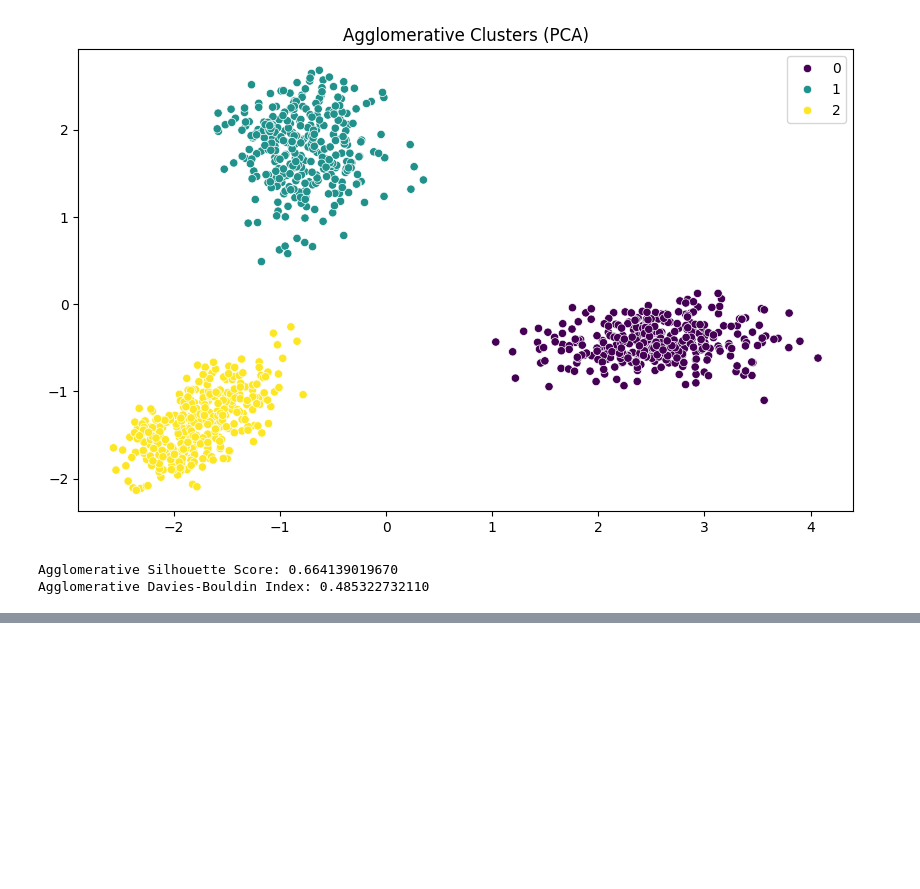
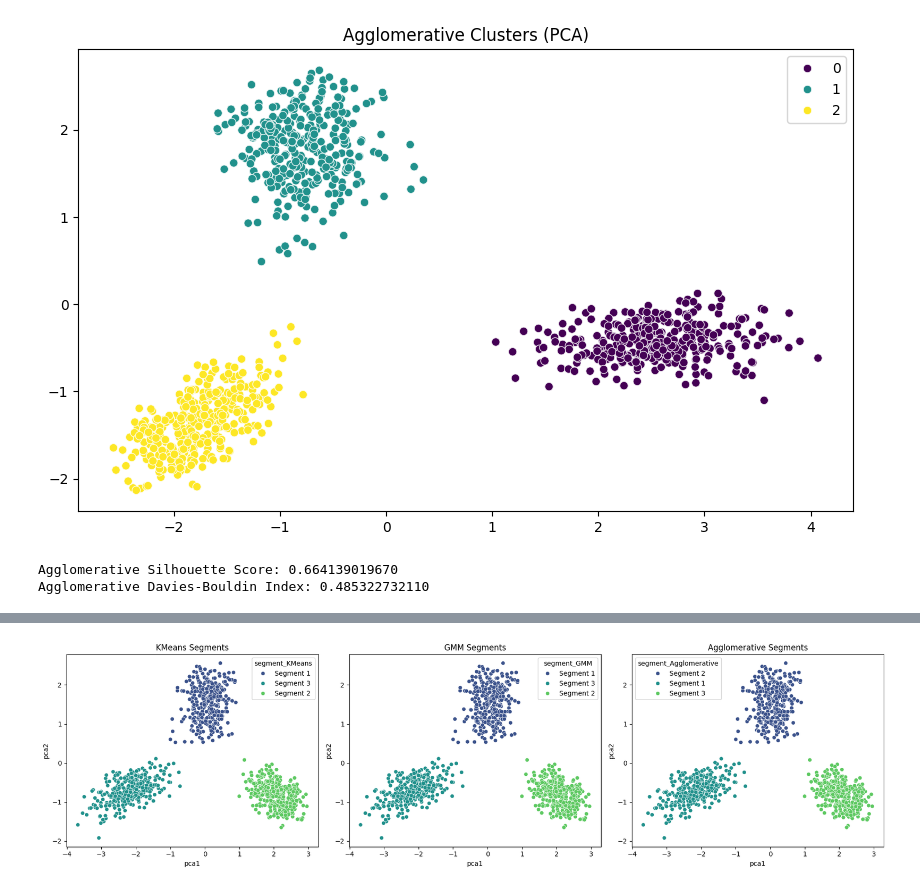
Before and after one commit to SamsudeenAshad/Intellihack_TetraNeurons_02, a Jupyter notebook: Customer Segmentation Script.ipynb, the cells around one changed output, grey strips where cells are left out. Drawn from its saved outputs; the diff is of its cells as text; code cells hidden in the pictures; blank space fills up the shorter version.

```diff
--- a/Customer Segmentation Script.ipynb
+++ b/Customer Segmentation Script.ipynb
@@ -545,0 +637,76 @@ Agglomerative Davies-Bouldin Index: 0.485322732110
+# %%
+import pandas as pd
+from sklearn.cluster import KMeans, AgglomerativeClustering
+from sklearn.mixture import GaussianMixture
+from sklearn.preprocessing import StandardScaler
+from sklearn.metrics import silhouette_score, davies_bouldin_score
+from sklearn.decomposition import PCA
+import matplotlib.pyplot as plt
+import seaborn as sns
+
+# Load and preprocess data
+df = pd.read_csv("customer_behavior_analytcis.csv")
+
+# 🔹 Drop rows with missing values BEFORE using them in clustering
+df = df.dropna().reset_index(drop=True)  # Reset index to maintain consistency
+numeric_df = df.drop('customer_id', axis=1)
+
+# 🔹 Standardize Data
+scaler = StandardScaler()
+scaled_data = scaler.fit_transform(numeric_df)
+
+# Initialize models
+models = {
+    "KMeans": KMeans(n_clusters=3, random_state=42, n_init=10),
+    "GMM": GaussianMixture(n_components=3, random_state=42),
+    "Agglomerative": AgglomerativeClustering(n_clusters=3)
+}
+
+# Train models and assign segments
+results = {}
+for name, model in models.items():
+    # Fit model
+    clusters = model.fit_predict(scaled_data)
+
+    # 🔹 Ensure the length of `clusters` matches `df`
+    df[f'cluster_{name}'] = clusters  # No more length mismatch error
+
+    # Calculate cluster means
+    cluster_means = numeric_df.groupby(clusters).mean()
+
+    # Dummy function for assigning segment names (adjust as needed)
+    def assign_segments(cluster_means):
+        return {i: f"Segment {i+1}" for i in range(len(cluster_means))}
+
+    # Assign segment names
+    segment_mapping = assign_segments(cluster_means)
+    df[f'segment_{name}'] = df[f'cluster_{name}'].map(segment_mapping)
+
+    # Evaluate clustering performance
+    results[name] = {
+        "Silhouette": silhouette_score(scaled_data, clusters),
+        "Davies-Bouldin": davies_bouldin_score(scaled_data, clusters)
+    }
+
+# Compare models
+results_df = pd.DataFrame(results).T
+print("Model Performance:\n", results_df)
+
+# 🔹 Reduce dimensions for visualization
+pca = PCA(n_components=2)
+pca_data = pca.fit_transform(scaled_data)
+
+# 🔹 Ensure PCA data matches DataFrame length
+df['pca1'] = pca_data[:, 0]
+df['pca2'] = pca_data[:, 1]
+
+# 🔹 Plot clusters for each model
+models_to_plot = ["KMeans", "GMM", "Agglomerative"]
+plt.figure(figsize=(18, 5))
+for i, model in enumerate(models_to_plot, 1):
+    plt.subplot(1, 3, i)
+    sns.scatterplot(data=df, x='pca1', y='pca2', hue=f'segment_{model}', palette='viridis')
+    plt.title(f'{model} Segments')
+plt.tight_layout()
+plt.show()
+# %% [output]
@@ -545,0 +718 @@ Agglomerative Davies-Bouldin Index: 0.485322732110
+[figure, added]
```
Also changed, not shown: parts of 8 cells of this notebook.
